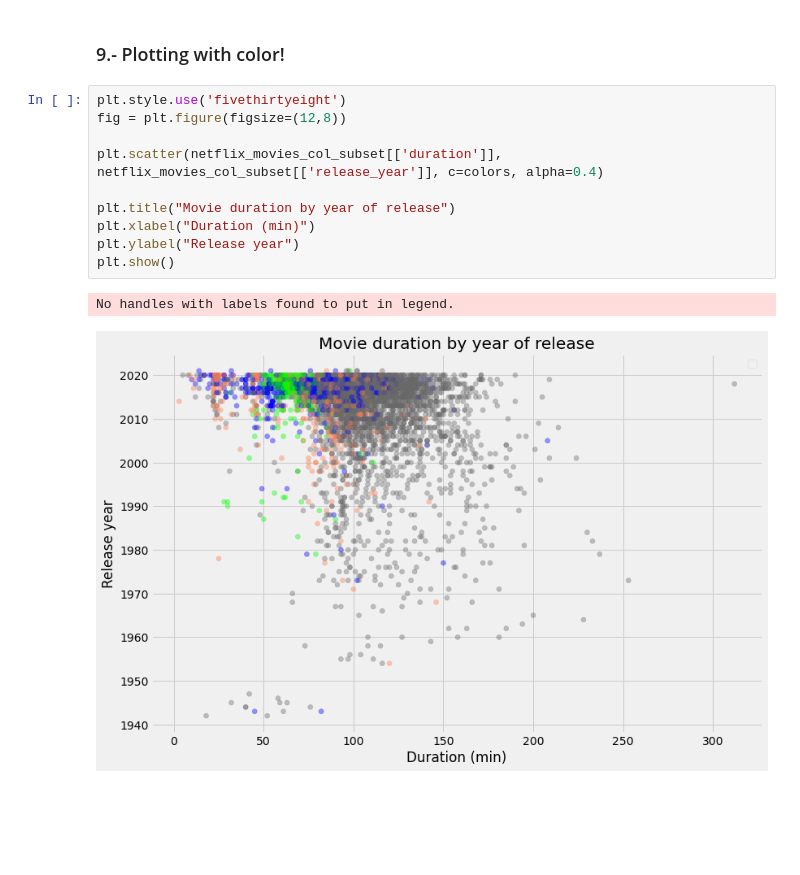
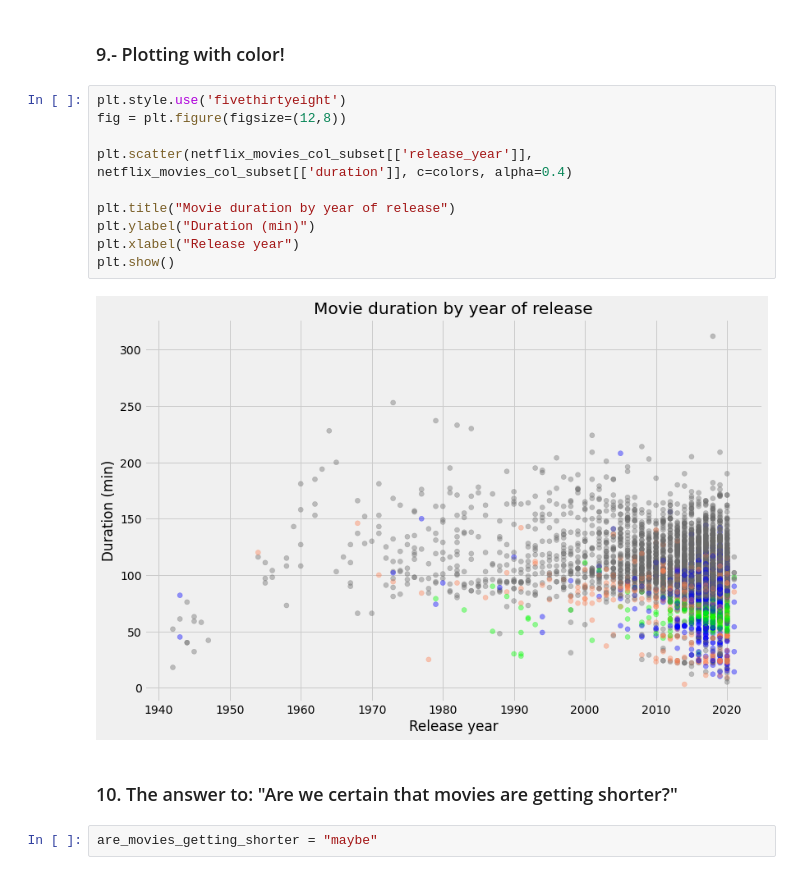
Before and after one commit to LinoCruz/practice-netflix-data, a Jupyter notebook: project.ipynb, the cells around one changed output. Saved outputs shown, nothing was run; the diff lists cells and outputs as text; blank space fills up the shorter version.

Commit message:
labels updated

```diff
--- a/project.ipynb
+++ b/project.ipynb
@@ -159,13 +159,16 @@ print(colors[:10])
 # %%
 plt.style.use('fivethirtyeight')
 fig = plt.figure(figsize=(12,8))
 
-plt.scatter(netflix_movies_col_subset[['duration']], netflix_movies_col_subset[['release_year']], c=colors, alpha=0.4)
+plt.scatter(netflix_movies_col_subset[['release_year']], netflix_movies_col_subset[['duration']], c=colors, alpha=0.4)
 
 plt.title("Movie duration by year of release")
-plt.xlabel("Duration (min)")
-plt.ylabel("Release year")
+plt.ylabel("Duration (min)")
+plt.xlabel("Release year")
 plt.show()
 # %% [output]
-No handles with labels found to put in legend.
-[figure, old version]
+[figure, new version]
+# %% [markdown]
+### 10. The answer to: "Are we certain that movies are getting shorter?"
+# %%
+are_movies_getting_shorter = "maybe"
```
